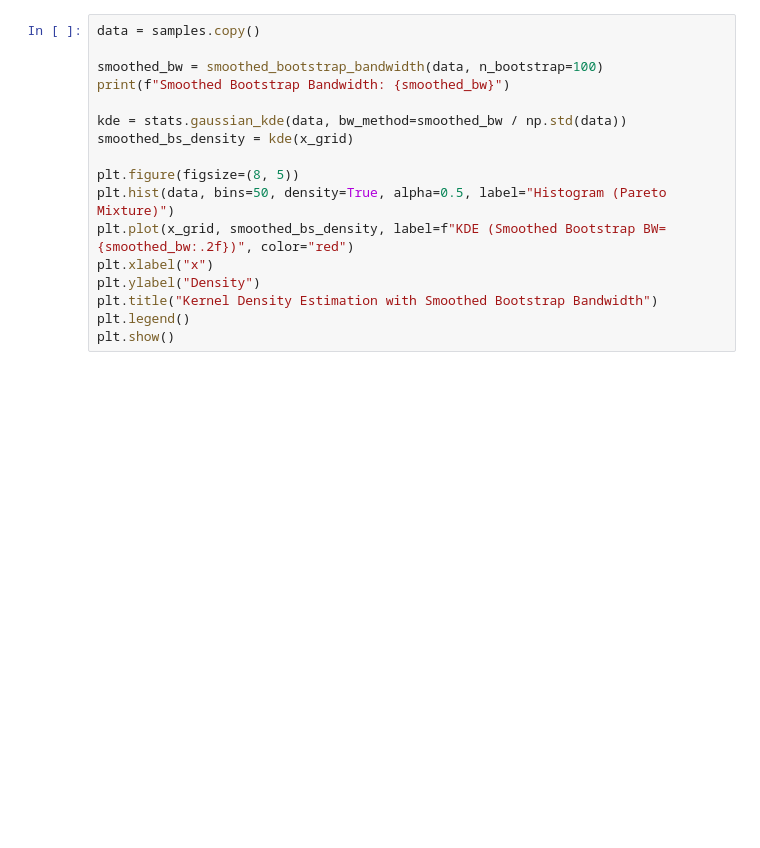
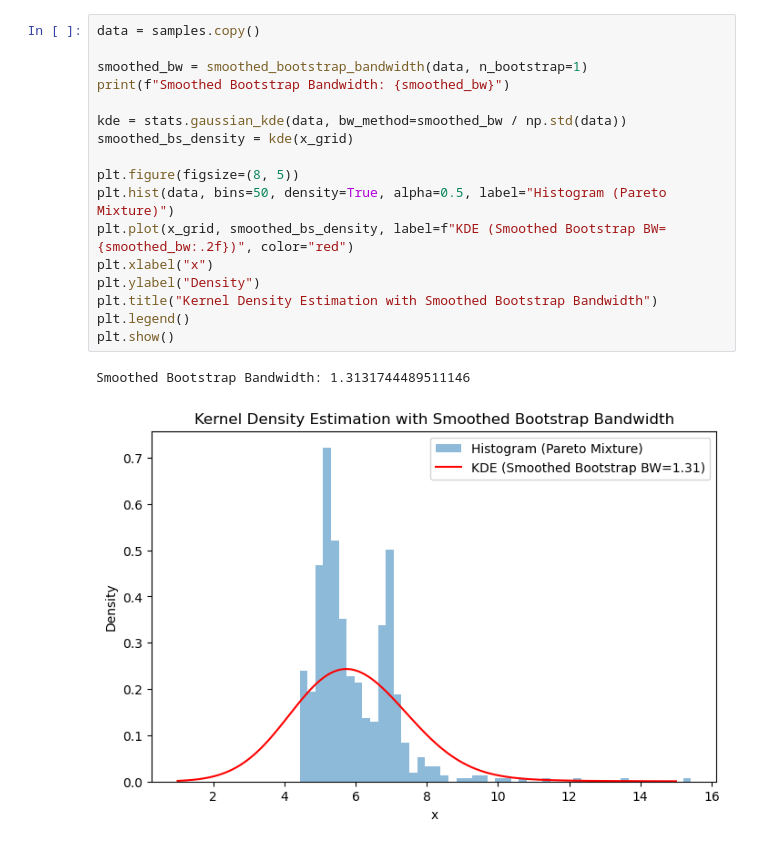
Before and after one commit to robertmackevic/pnp, a Jupyter notebook: lab3/nonparametric-density-estimation.ipynb, the cells around one changed output. Cells and saved outputs as stored; diff of their text form; blank space fills up the shorter version.

```diff
--- a/lab3/nonparametric-density-estimation.ipynb
+++ b/lab3/nonparametric-density-estimation.ipynb
@@ -203,20 +214,23 @@ plt.show()
 # %%
 data = samples.copy()
 
-smoothed_bw = smoothed_bootstrap_bandwidth(data, n_bootstrap=100)
+smoothed_bw = smoothed_bootstrap_bandwidth(data, n_bootstrap=1)
 print(f"Smoothed Bootstrap Bandwidth: {smoothed_bw}")
 
 kde = stats.gaussian_kde(data, bw_method=smoothed_bw / np.std(data))
 smoothed_bs_density = kde(x_grid)
 
 plt.figure(figsize=(8, 5))
 plt.hist(data, bins=50, density=True, alpha=0.5, label="Histogram (Pareto Mixture)")
 plt.plot(x_grid, smoothed_bs_density, label=f"KDE (Smoothed Bootstrap BW={smoothed_bw:.2f})", color="red")
 plt.xlabel("x")
 plt.ylabel("Density")
 plt.title("Kernel Density Estimation with Smoothed Bootstrap Bandwidth")
 plt.legend()
 plt.show()
+# %% [output]
+Smoothed Bootstrap Bandwidth: 1.3131744489511146
+[figure, added]
 # %%
 data = samples.copy()
 k = 10
```
Also changed, not shown: parts of 10 cells of this notebook, 1 other file.
